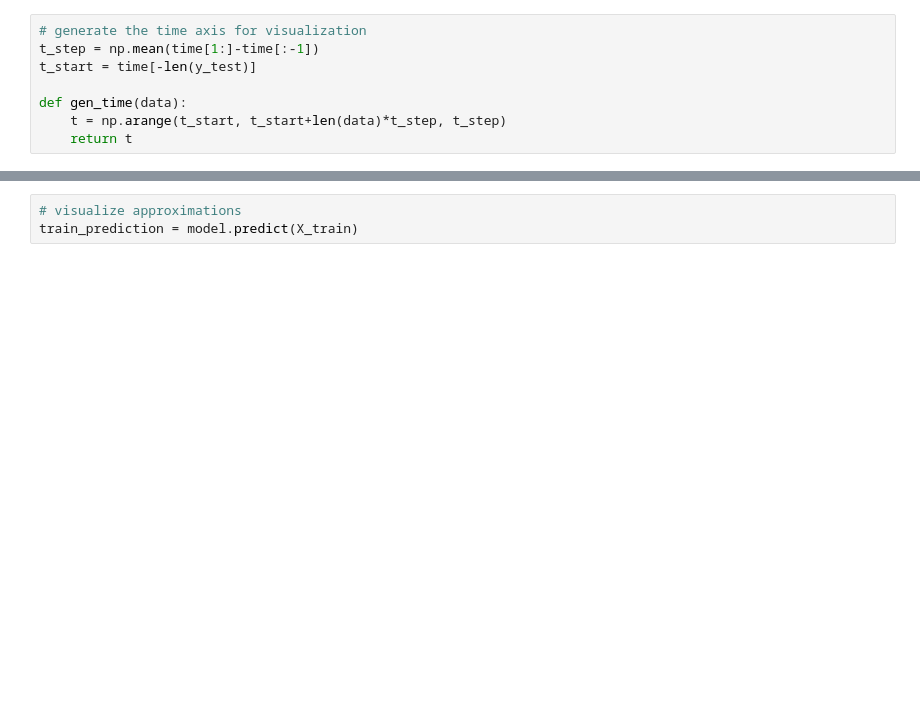
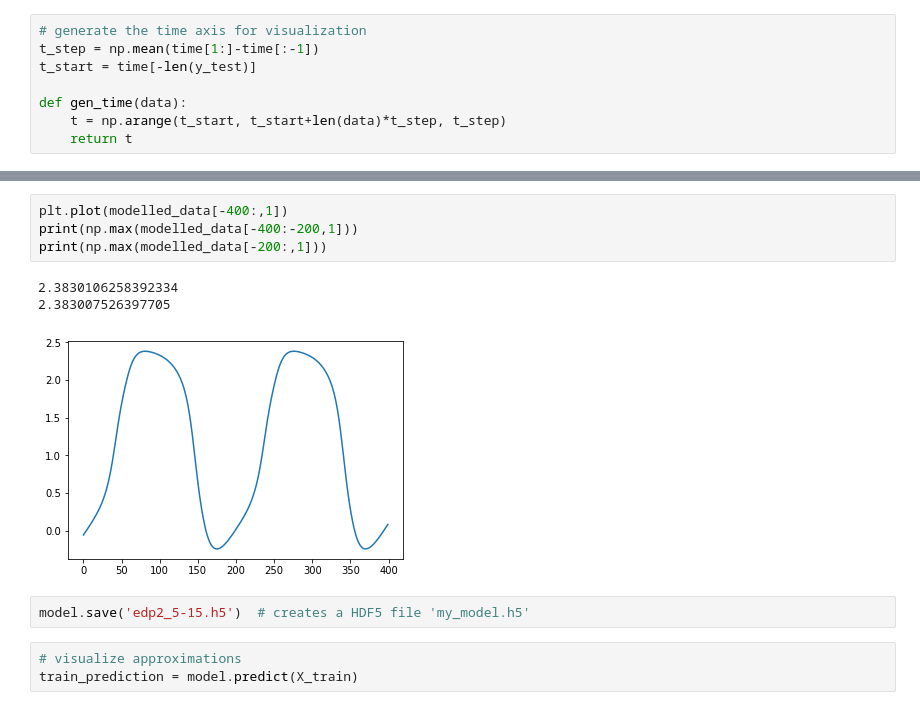
Before and after one commit to khoa-ho/deep-learning-physics, a Jupyter notebook: 5-15-2018 - Experimental double pendulum 2.ipynb, the cells around one changed output, grey strips where cells are left out. Drawn from its saved outputs; the diff is of its cells as text; blank space fills up the shorter version.

```diff
--- a/5-15-2018 - Experimental double pendulum 2.ipynb
+++ b/5-15-2018 - Experimental double pendulum 2.ipynb
@@ -424,3 +428,13 @@ plt.legend()
+# %%
+plt.plot(modelled_data[-400:,1])
+print(np.max(modelled_data[-400:-200,1]))
+print(np.max(modelled_data[-200:,1]))
+# %% [output]
+2.3830106258392334
+2.383007526397705
+[figure, added]
+# %%
+model.save('edp2_5-15.h5')  # creates a HDF5 file 'my_model.h5'
 # %%
 # visualize approximations
 train_prediction = model.predict(X_train)
```
Also changed, not shown: parts of 7 cells of this notebook, 3 other files.
